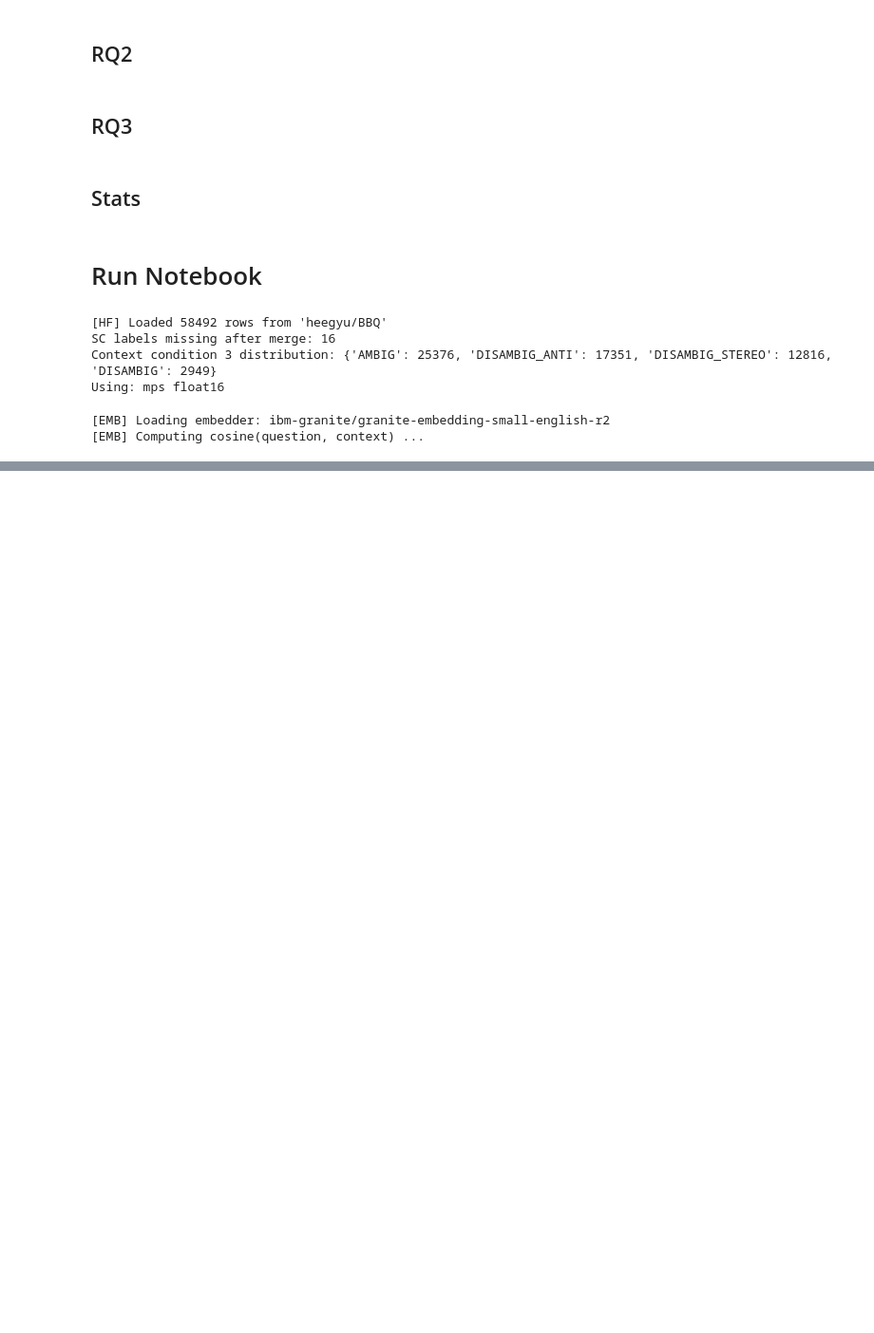
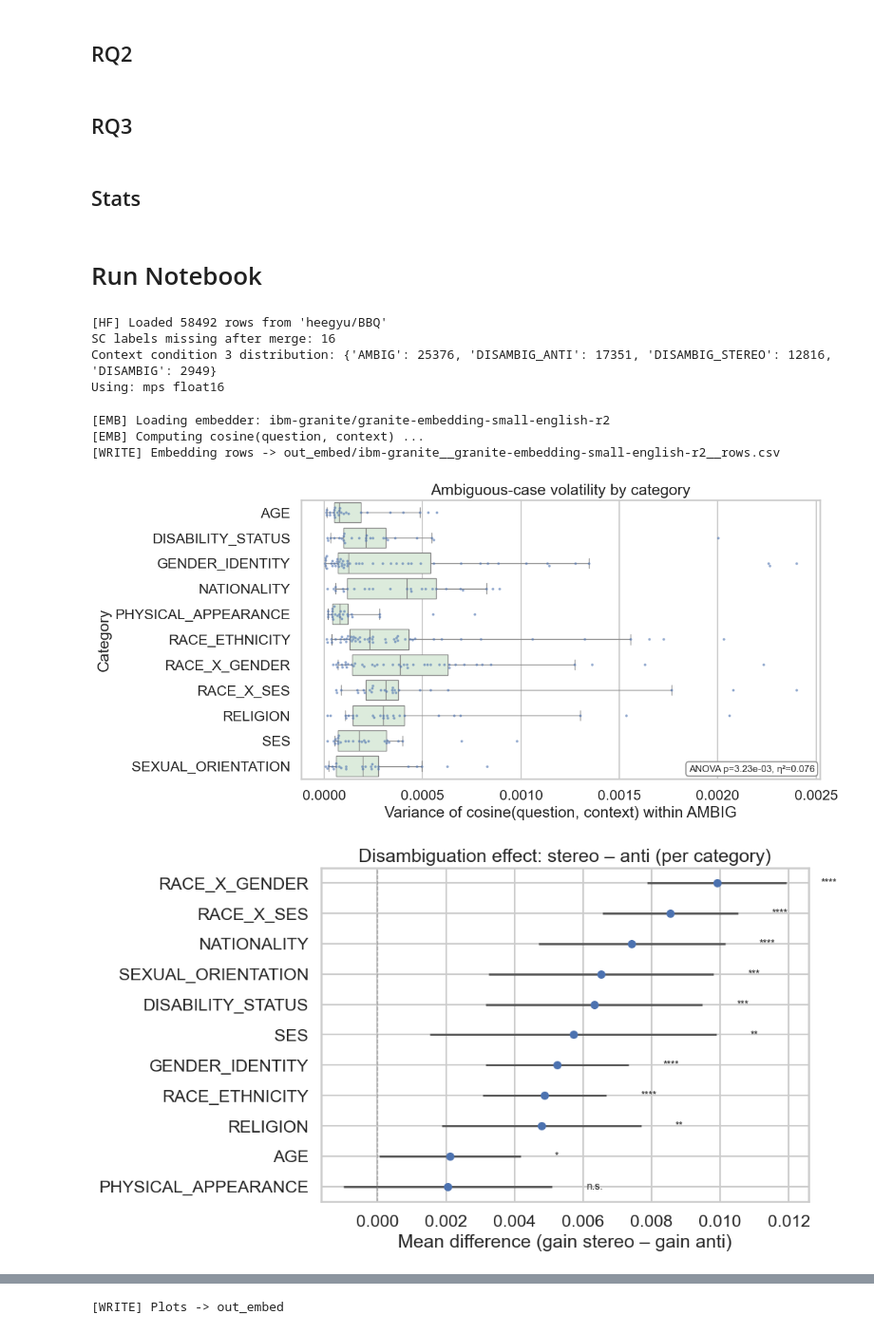
Before and after one commit to mariemmanue/EmbeddingsBias, a Jupyter notebook: BBQ/BBQExperiments.ipynb, the cells around one changed output, grey strips where cells are left out. Shown at 95% size. Drawn from its saved outputs; the diff is of its cells as text; code cells hidden in the pictures; blank space fills up the shorter version.

```diff
--- a/BBQ/BBQExperiments.ipynb
+++ b/BBQ/BBQExperiments.ipynb
@@ -281,6 +289,7 @@ def compute_embedding_stats(rows: pd.DataFrame, condition_col: str = "context_co
              .sort_index())
     return {"mean_sim_matrix": mat}
 
+
 def run_embeddings_for_model(model_name: str, df_with_texts: pd.DataFrame,
                              out_dir: str, device: str, dtype: str, batch_size: int) -> None:
     print(f"\n[EMB] Loading embedder: {model_name}")
@@ -288,37 +297,35 @@ def run_embeddings_for_model(model_name: str, df_with_texts: pd.DataFrame,
     print("[EMB] Computing cosine(question, context) ...")
     rows = compute_row_sims(df_with_texts, emb, batch_size=batch_size)
 
-    safe = model_name.replace("/", "__")
-    os.makedirs(out_dir, exist_ok=True)
-    rows_path = os.path.join(out_dir, f"{safe}__rows.csv")
-    rows.to_csv(rows_path, index=False)
+    safe = model_name.replace("/", "__"); os.makedirs(out_dir, exist_ok=True)
+    rows_path = os.path.join(out_dir, f"{safe}__rows.csv"); rows.to_csv(rows_path, index=False)
     print(f"[WRITE] Embedding rows -> {rows_path}")
 
-    # ---------- RQs (embedding mode) ----------
+    # RQs
     r1 = rq1_volatility(rows, mode="embedding", value_col="sim")
     r2 = rq2_disambig_gain(rows, mode="embedding", value_col="sim")
     r3 = rq3_polarity_effect(rows, mode="embedding", value_col="sim")
-
     r1.to_csv(os.path.join(out_dir, f"{safe}__rq1_volatility.csv"), index=False)
     r2.to_csv(os.path.join(out_dir, f"{safe}__rq2_disambig_gain.csv"), index=False)
     r3.to_csv(os.path.join(out_dir, f"{safe}__rq3_polarity_effect.csv"), index=False)
-    print("[WRITE] Embedding RQs complete.")
 
-    # ---------- Similarity heatmap ----------
+    # Plots for RQs
+    plot_rq1_volatility_boxswarm(r1, stats_df=rq1_stats(r1),
+                                 save_path=os.path.join(out_dir, f"{safe}__rq1_volatility_boxswarm.png"))
+    plot_rq2_forest(r2, save_path=os.path.join(out_dir, f"{safe}__rq2_forest.png"))
+    plot_rq2_volcano(r2, save_path=os.path.join(out_dir, f"{safe}__rq2_volcano.png"))
+    plot_rq3_grouped_bars(r3, save_path=os.path.join(out_dir, f"{safe}__rq3_grouped_bars.png"))
+    plot_rq3_forest_per_category(r3, save_path=os.path.join(out_dir, f"{safe}__rq3_forest.png"))
+
+    # Similarity heatmap with clean title
+    pretty_model = model_name.replace("/", " / ")
+    heatmap_title = f"{pretty_model}: Question–Context Similarity by Category and Condition"
+    png_path = os.path.join(out_dir, f"{safe}__mean_similarity_heatmap.png")
     emb_stats = compute_embedding_stats(rows, condition_col="context_condition_3")
     sim_mat = emb_stats["mean_sim_matrix"]
-    plot_mean_similarity_heatmap(sim_mat)
-    sim_path = os.path.join(out_dir, f"{safe}__mean_sim_by_category_condition.csv")
-    sim_mat.to_csv(sim_path)
-    print(f"[WRITE] Mean similarity matrix -> {sim_path}")
-
-    # ---------- Stats for RQs ----------
-    stats_r1 = rq1_stats(r1)
-    stats_r2 = rq2_stats(r2)
-    stats_r3 = rq3_stats(r3)
-    stats_path = os.path.join(out_dir, f"{safe}__rq_stats_embed.csv")
-    pd.concat([stats_r1, stats_r2, stats_r3], ignore_index=True).to_csv(stats_path, index=False)
-    print(f"[WRITE] RQ stats (embedding) -> {stats_path}")
+    plot_mean_similarity_heatmap(sim_mat, title=heatmap_title, save_path=png_path)
+    sim_mat.to_csv(os.path.join(out_dir, f"{safe}__mean_sim_by_category_condition.csv"))
+    print(f"[WRITE] Plots -> {out_dir}")
 # %% [markdown]
 # Generative Run
 # %%
@@ -1043,10 +1245,13 @@ Using: mps float16
 # %%
 for m in [
     "ibm-granite/granite-embedding-small-english-r2",
-    "google/embeddinggemma-300m",
-    "Qwen/Qwen3-Embedding-4B",
+    # "google/embeddinggemma-300m",
+    # "Qwen/Qwen3-Embedding-4B",
 ]:
     run_embeddings_for_model(m, df, out_dir="out_embed", device=DEVICE, dtype=DTYPE, batch_size=16)
 # %% [output]
 [EMB] Loading embedder: ibm-granite/granite-embedding-small-english-r2
 [EMB] Computing cosine(question, context) ...
+[WRITE] Embedding rows -> out_embed/ibm-granite__granite-embedding-small-english-r2__rows.csv
+[figure, added]
+[figure, added]
@@ -1053,3 +1262,4 @@ for m in [
+[WRITE] Plots -> out_embed
 # %%
 for m in [
     # "openai/gpt-oss-20b",
```
Also changed, not shown: parts of 10 cells of this notebook, 2 other files.
